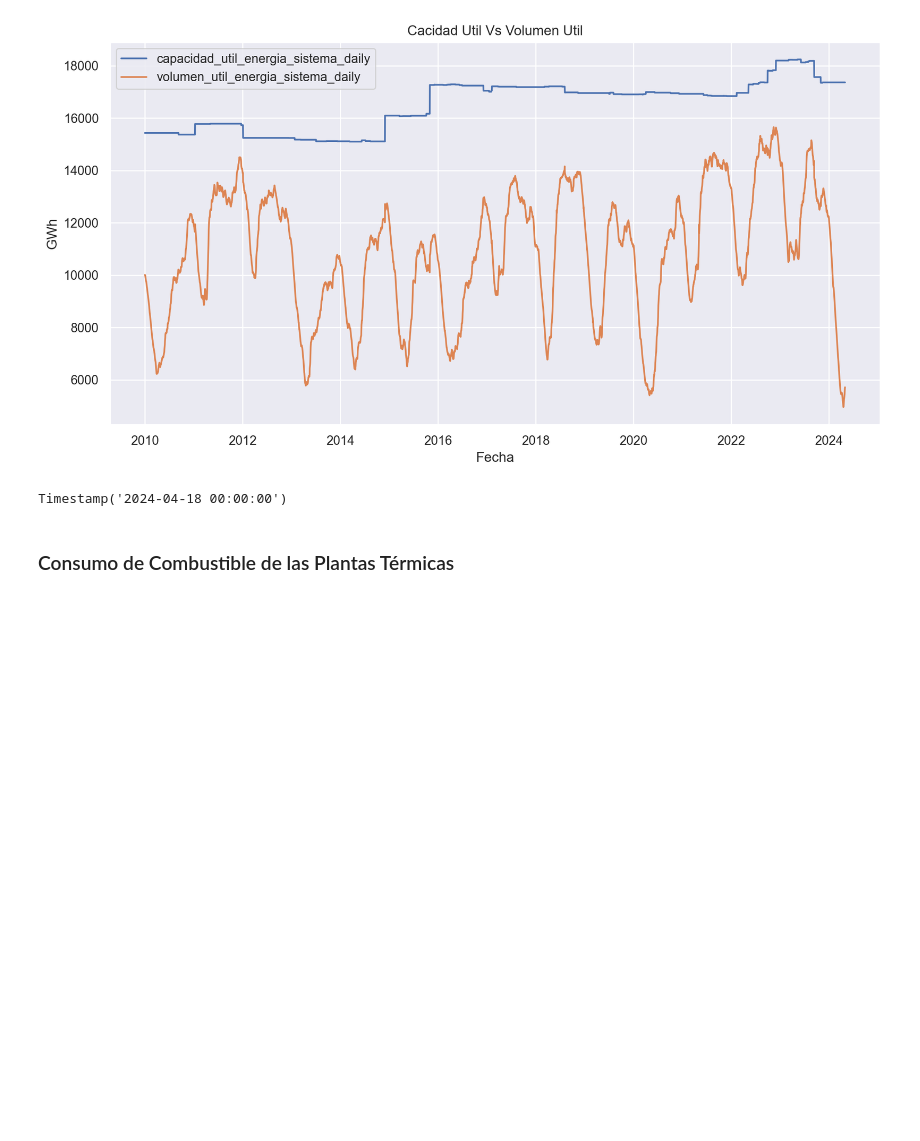
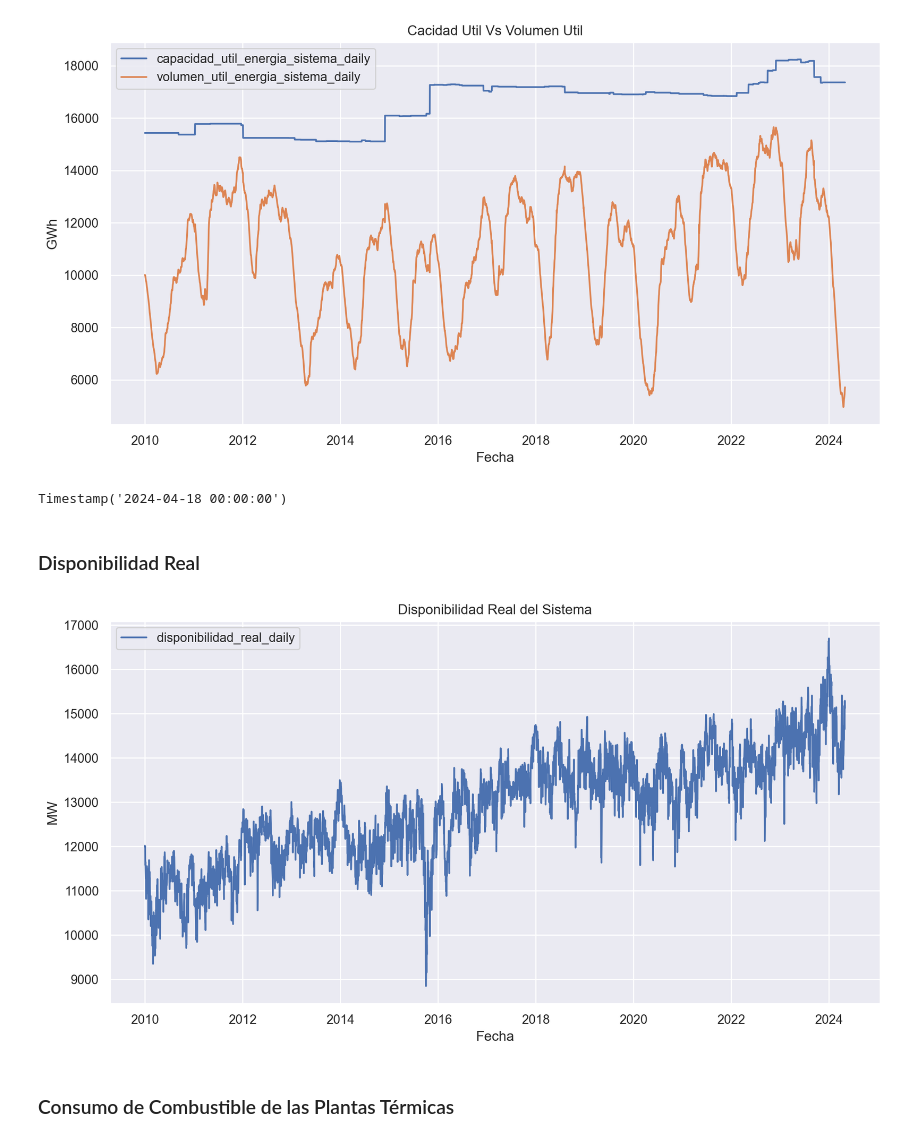
Before and after one commit to sistema-electrico-colombia/transform-EDA, a Jupyter notebook: exploratory_data_analysis.ipynb, the cells around one changed output. Saved outputs shown, nothing was run; the diff lists cells and outputs as text; code cells hidden in the pictures; blank space fills up the shorter version.

```diff
--- a/exploratory_data_analysis.ipynb
+++ b/exploratory_data_analysis.ipynb
@@ -286,6 +290,12 @@ plot_time_series(df_sistema_electrico_converted, ['capacidad_util_energia_sistem
 df_sistema_electrico_converted['volumen_util_energia_sistema_daily'].idxmin()
 # %% [output]
 Timestamp('2024-04-18 00:00:00')
+# %% [markdown]
+### Disponibilidad Real
+# %%
+plot_time_series(df_sistema_electrico_converted, ['disponibilidad_real_daily'], 'Disponibilidad Real del Sistema', 'MW')
+# %% [output]
+[figure, added]
 # %% [markdown]
 ### Consumo de Combustible de las Plantas Térmicas
 # %%
```
Also changed, not shown: parts of 7 cells of this notebook, 2 other files.
